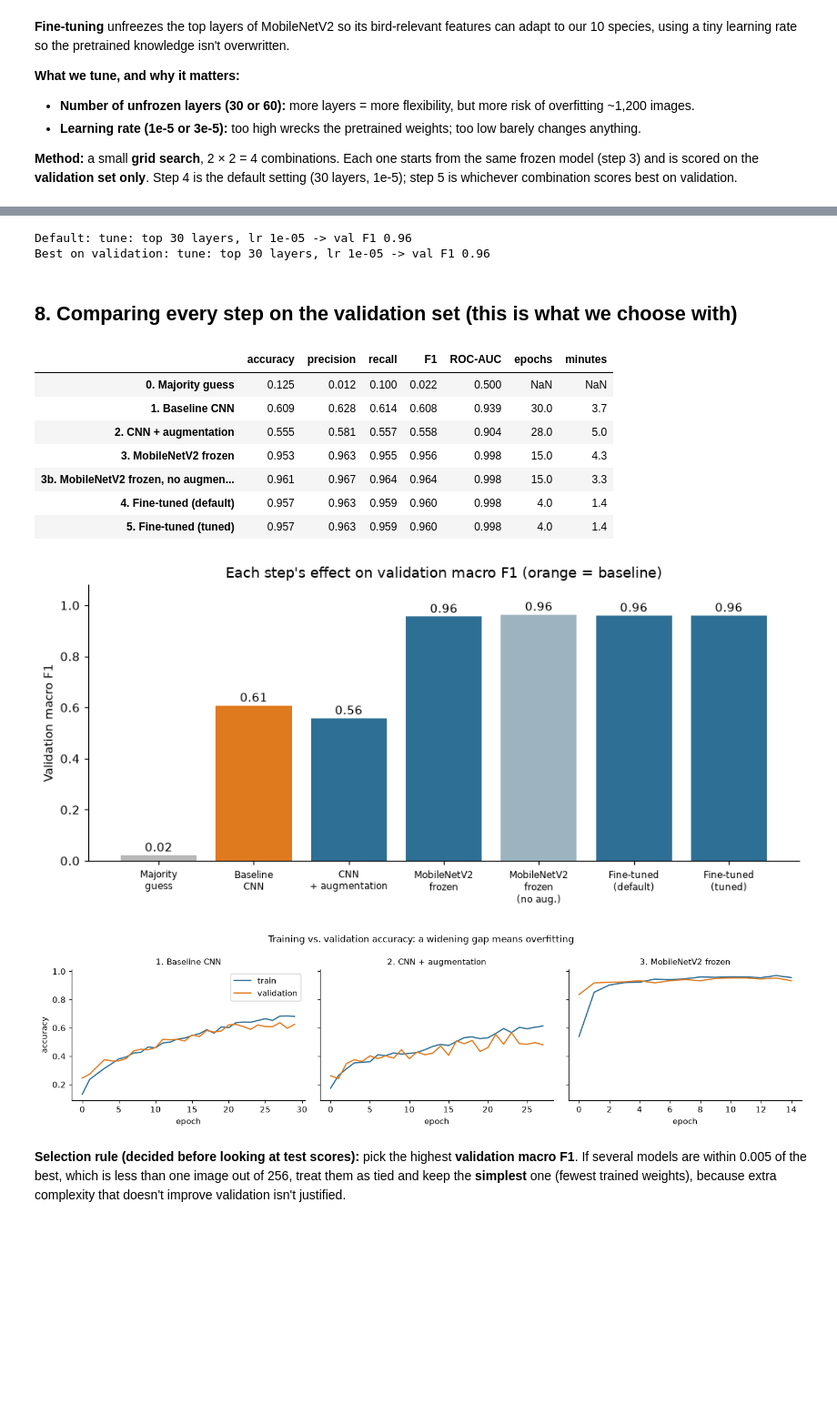
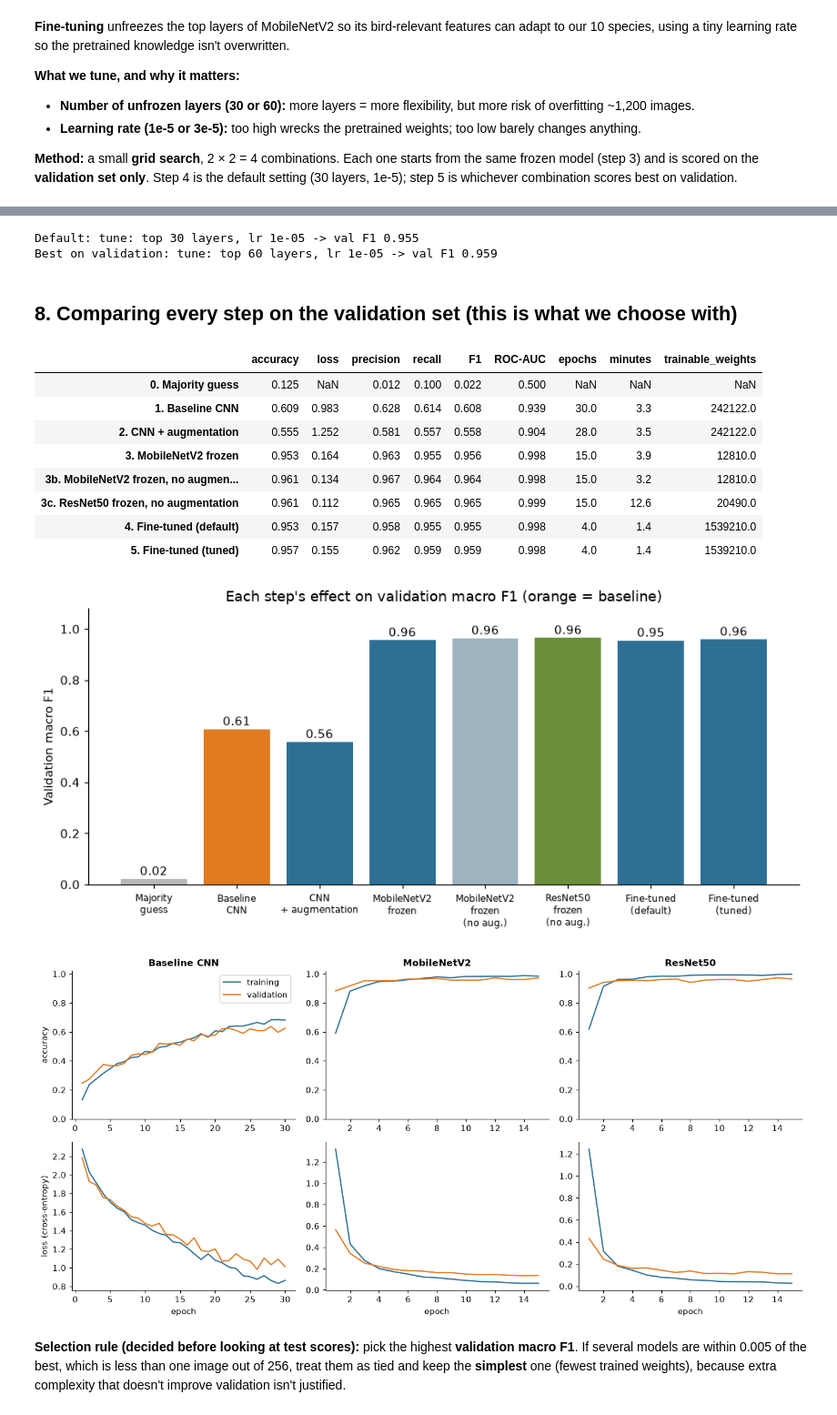
Before and after one commit to Mateen1367/BIRDS-PROJECT, a Jupyter notebook: notebooks/02_modeling_and_evaluation.ipynb, the cells around one changed output, grey strips where cells are left out. Shown at 91% size. Saved outputs shown, nothing was run; the diff lists cells and outputs as text; code cells hidden in the pictures; blank space fills up the shorter version.

```diff
--- a/notebooks/02_modeling_and_evaluation.ipynb
+++ b/notebooks/02_modeling_and_evaluation.ipynb
@@ -124,7 +130,9 @@ def scores(y_true, prob):
             "precision": precision_score(y_true, pred, average="macro", zero_division=0),
             "recall": recall_score(y_true, pred, average="macro", zero_division=0),
             "F1": f1_score(y_true, pred, average="macro"),
-            "ROC-AUC": roc_auc_score(y_true, prob, multi_class="ovr", average="macro")}
+            "ROC-AUC": roc_auc_score(y_true, prob, multi_class="ovr", average="macro"),
+            # cross-entropy loss (not defined for the majority guess, which gives every photo the same 100% answer)
+            "loss": log_loss(y_true, prob, labels=list(range(len(CLASSES)))) if not np.all(prob == prob[0]) else np.nan}
 
 
 def record(name, val_prob, test_prob, extra=None):
@@ -391,49 +441,71 @@ results["5. Fine-tuned (tuned)"] = results[best_cfg]; test_probs["5. Fine-tuned
 print("Default:", default, "-> val F1", round(results[default]["F1"], 3))
 print("Best on validation:", best_cfg, "-> val F1", round(results[best_cfg]["F1"], 3))
 # %% [output]
-Default: tune: top 30 layers, lr 1e-05 -> val F1 0.96
-Best on validation: tune: top 30 layers, lr 1e-05 -> val F1 0.96
+Default: tune: top 30 layers, lr 1e-05 -> val F1 0.955
+Best on validation: tune: top 60 layers, lr 1e-05 -> val F1 0.959
 # %% [markdown]
 ## 8. Comparing every step on the validation set (this is what we choose with)
 # %%
 steps = ["0. Majority guess", "1. Baseline CNN", "2. CNN + augmentation", "3. MobileNetV2 frozen",
-         "3b. MobileNetV2 frozen, no augmentation", "4. Fine-tuned (default)", "5. Fine-tuned (tuned)"]
-val_table = pd.DataFrame({s: results[s] for s in steps}).T[["accuracy", "precision", "recall", "F1", "ROC-AUC", "epochs", "minutes"]]
-val_table[["accuracy", "precision", "recall", "F1", "ROC-AUC"]] = val_table[["accuracy", "precision", "recall", "F1", "ROC-AUC"]].astype(float).round(3)
+         "3b. MobileNetV2 frozen, no augmentation", "3c. ResNet50 frozen, no augmentation",
+         "4. Fine-tuned (default)", "5. Fine-tuned (tuned)"]
+MAIN3 = ["1. Baseline CNN", "3b. MobileNetV2 frozen, no augmentation", "3c. ResNet50 frozen, no augmentation"]
+SHORT = {"1. Baseline CNN": "Baseline CNN", "3b. MobileNetV2 frozen, no augmentation": "MobileNetV2",
+         "3c. ResNet50 frozen, no augmentation": "ResNet50"}
+METRICS = ["accuracy", "loss", "precision", "recall", "F1", "ROC-AUC"]
+val_table = pd.DataFrame({s: results[s] for s in steps}).T[METRICS + ["epochs", "minutes", "trainable_weights"]]
+val_table[METRICS] = val_table[METRICS].astype(float).round(3)
 val_table
 # %% [output]
-|  | accuracy | precision | recall | F1 | ROC-AUC | epochs | minutes |
-| 0. Majority guess | 0.125 | 0.012 | 0.100 | 0.022 | 0.500 | NaN | NaN |
-| 1. Baseline CNN | 0.609 | 0.628 | 0.614 | 0.608 | 0.939 | 30.0 | 3.7 |
-| 2. CNN + augmentation | 0.555 | 0.581 | 0.557 | 0.558 | 0.904 | 28.0 | 5.0 |
-| 3. MobileNetV2 frozen | 0.953 | 0.963 | 0.955 | 0.956 | 0.998 | 15.0 | 4.3 |
-| 3b. MobileNetV2 frozen, no augmen... | 0.961 | 0.967 | 0.964 | 0.964 | 0.998 | 15.0 | 3.3 |
-| 4. Fine-tuned (default) | 0.957 | 0.963 | 0.959 | 0.960 | 0.998 | 4.0 | 1.4 |
-| 5. Fine-tuned (tuned) | 0.957 | 0.963 | 0.959 | 0.960 | 0.998 | 4.0 | 1.4 |
+|  | accuracy | loss | precision | recall | F1 | ROC-AUC | epochs | minutes | trainable_weights |
+| 0. Majority guess | 0.125 | NaN | 0.012 | 0.100 | 0.022 | 0.500 | NaN | NaN | NaN |
+| 1. Baseline CNN | 0.609 | 0.983 | 0.628 | 0.614 | 0.608 | 0.939 | 30.0 | 3.3 | 242122.0 |
+| 2. CNN + augmentation | 0.555 | 1.252 | 0.581 | 0.557 | 0.558 | 0.904 | 28.0 | 3.5 | 242122.0 |
+| 3. MobileNetV2 frozen | 0.953 | 0.164 | 0.963 | 0.955 | 0.956 | 0.998 | 15.0 | 3.9 | 12810.0 |
+| 3b. MobileNetV2 frozen, no augmen... | 0.961 | 0.134 | 0.967 | 0.964 | 0.964 | 0.998 | 15.0 | 3.2 | 12810.0 |
+| 3c. ResNet50 frozen, no augmentation | 0.961 | 0.112 | 0.965 | 0.965 | 0.965 | 0.999 | 15.0 | 12.6 | 20490.0 |
+| 4. Fine-tuned (default) | 0.953 | 0.157 | 0.958 | 0.955 | 0.955 | 0.998 | 4.0 | 1.4 | 1539210.0 |
+| 5. Fine-tuned (tuned) | 0.957 | 0.155 | 0.962 | 0.959 | 0.959 | 0.998 | 4.0 | 1.4 | 1539210.0 |
 # %%
 fig, ax = plt.subplots(figsize=(9, 4.2))
 vals = val_table.F1.astype(float).values
-colors = ["#B8B8B8", "#E07A1F", "#2E6F95", "#2E6F95", "#9DB4C0", "#2E6F95", "#2E6F95"]
+colors = ["#B8B8B8", "#E07A1F", "#2E6F95", "#2E6F95", "#9DB4C0", "#6A8E3A", "#2E6F95", "#2E6F95"]
 ax.bar(range(len(steps)), vals, color=colors)
 for i, v in enumerate(vals):
     ax.text(i, v + 0.015, f"{v:.2f}", ha="center", fontsize=10)
 ax.set_xticks(range(len(steps)))
 ax.set_xticklabels([s.split(". ", 1)[1].replace(", no augmentation", "\n(no aug.)").replace(" ", "\n", 1) for s in steps], fontsize=8)
 ax.set_ylabel("Validation macro F1"); ax.set_ylim(0, 1.08)
 ax.set_title("Each step's effect on validation macro F1 (orange = baseline)")
 plt.tight_layout(); plt.savefig(FIG / "improvement_ladder.png", bbox_inches="tight"); plt.show()
 
-fig, axes = plt.subplots(1, 3, figsize=(13, 3.4), sharey=True)
-for ax, name in zip(axes, ["1. Baseline CNN", "2. CNN + augmentation", "3. MobileNetV2 frozen"]):
+# Accuracy and loss during training for the baseline and both transfer learning models
+fig, axes = plt.subplots(2, 3, figsize=(13, 6.2))
+for c, name in enumerate(MAIN3):
     h = histories[name]
-    ax.plot(h["accuracy"], label="train", color="#2E6F95"); ax.plot(h["val_accuracy"], label="validation", color="#E07A1F")
-    ax.set_title(name, fontsize=10); ax.set_xlabel("epoch")
-axes[0].set_ylabel("accuracy"); axes[0].legend()
-plt.suptitle("Training vs. validation accuracy: a widening gap means overfitting", fontsize=11)
+    ep = range(1, len(h["loss"]) + 1)
+    axes[0, c].plot(ep, h["accuracy"], color="#2E6F95", label="training"); axes[0, c].plot(ep, h["val_accuracy"], color="#E07A1F", label="validation")
+    axes[1, c].plot(ep, h["loss"], color="#2E6F95", label="training"); axes[1, c].plot(ep, h["val_loss"], color="#E07A1F", label="validation")
+    axes[0, c].set_title(SHORT[name], fontsize=11, fontweight="bold"); axes[1, c].set_xlabel("epoch")
+    axes[0, c].set_ylim(0, 1.02)
+axes[0, 0].set_ylabel("accuracy"); axes[1, 0].set_ylabel("loss (cross-entropy)"); axes[0, 0].legend()
 plt.tight_layout(); plt.savefig(FIG / "training_curves.png", bbox_inches="tight"); plt.show()
+
+# one accuracy + loss figure per model (used on the slides)
+for name in MAIN3:
+    h = histories[name]
+    ep = range(1, len(h["loss"]) + 1)
+    fig, axes = plt.subplots(1, 2, figsize=(8, 2.9))
+    axes[0].plot(ep, h["accuracy"], color="#2E6F95", label="training"); axes[0].plot(ep, h["val_accuracy"], color="#E07A1F", label="validation")
+    axes[1].plot(ep, h["loss"], color="#2E6F95", label="training"); axes[1].plot(ep, h["val_loss"], color="#E07A1F", label="validation")
+    axes[0].set_title("Accuracy", fontsize=11); axes[1].set_title("Loss", fontsize=11)
+    axes[0].set_ylim(0, 1.02); axes[0].legend(fontsize=9)
+    for ax in axes:
+        ax.set_xlabel("epoch")
+    plt.tight_layout(); plt.savefig(FIG / f"curves_{SHORT[name].split()[0].lower()}.png", bbox_inches="tight"); plt.close()
 # %% [output]
-[figure, old version]
+[figure, new version]
-[figure, old version]
+[figure, new version]
 # %% [markdown]
 **Selection rule (decided before looking at test scores):** pick the highest **validation macro F1**. If several models are within 0.005 of the best, which is less than one image out of 256, treat them as tied and keep the **simplest** one (fewest trained weights), because extra complexity that doesn't improve validation isn't justified.
 # %%
```
Also changed, not shown: parts of 41 cells of this notebook, 16 other files.
